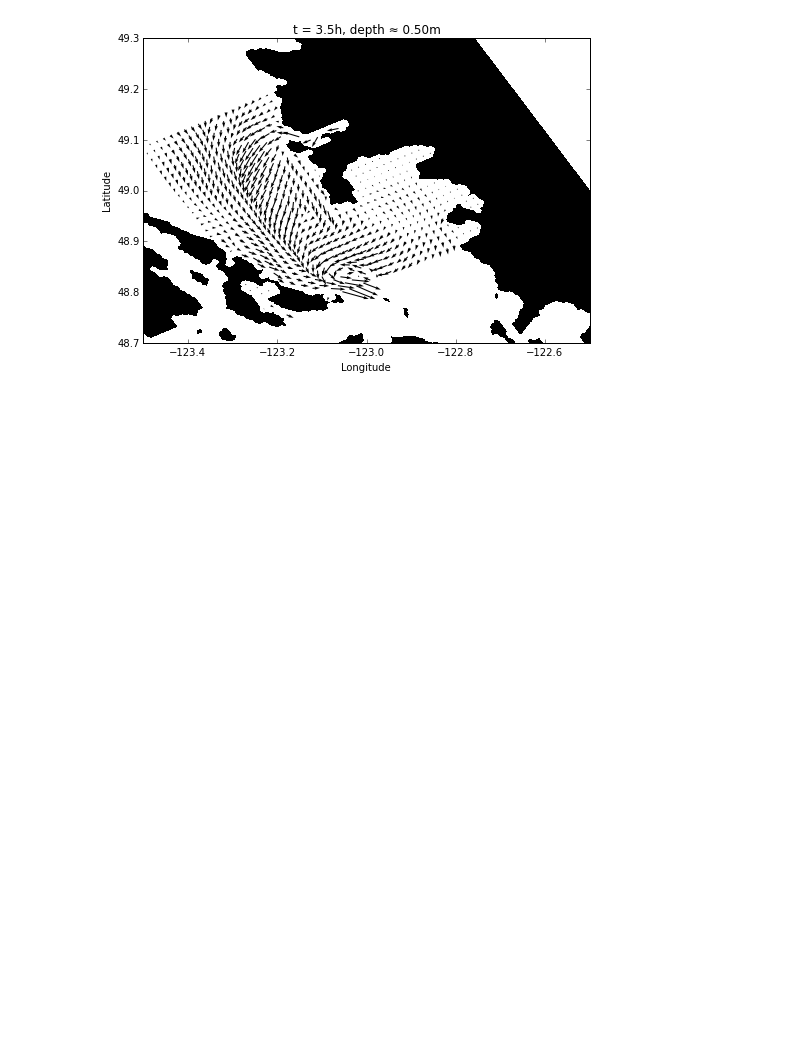
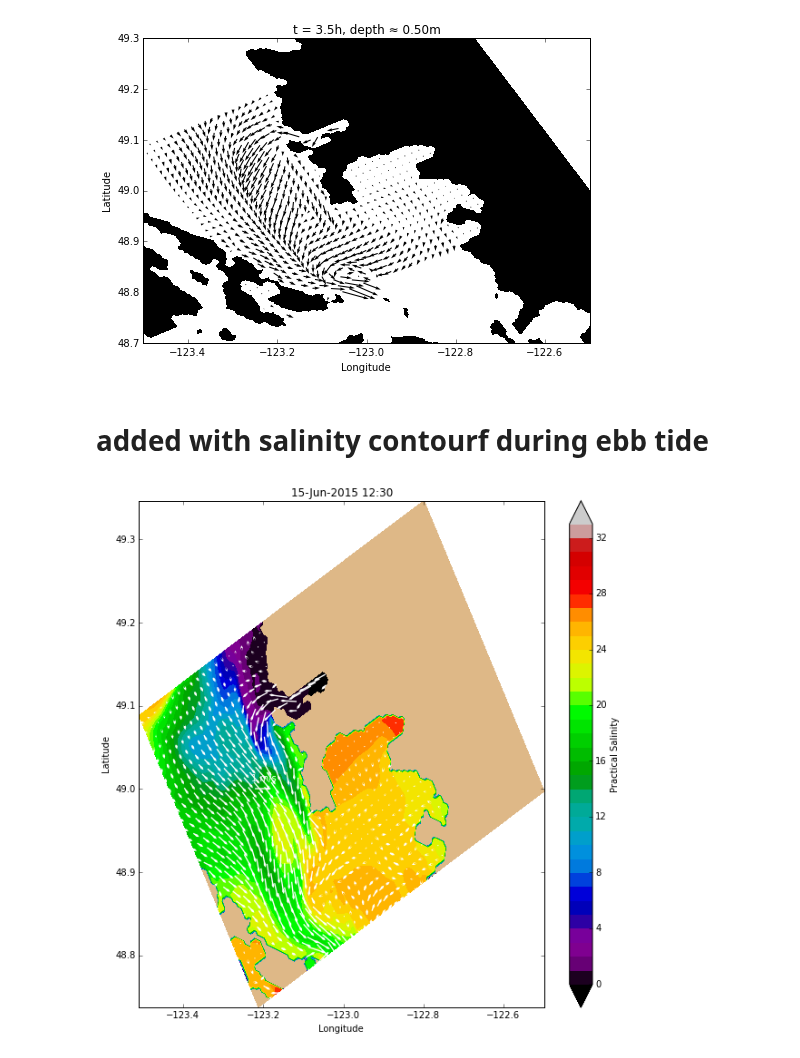
Before and after one commit to SalishSeaCast/analysis, a Jupyter notebook: jie/U&V plot near Fraser mouth.ipynb, the cells around one changed output. Saved outputs shown, nothing was run; the diff lists cells and outputs as text; code cells hidden in the pictures; blank space fills up the shorter version.

Commit message:
daily salinity and current animation during ebb tide

```diff
--- a/jie/U&V plot near Fraser mouth.ipynb
+++ b/jie/U&V plot near Fraser mouth.ipynb
@@ -218,3 +189,12 @@ ax.set_title(u't = {t:.1f}h, depth \u2248 {d:.2f}{z.units}'.format(t=t+0.5,\
 # %% [output]
 <matplotlib.text.Text at 0x...>
 [figure]
+# %% [markdown]
+# added with salinity contourf during ebb tide
+# %%
+start_time = datetime.datetime(2015,6,15, start)
+end_time = datetime.datetime(2014,6,15, end)
+
+numhours = (end_time - start_time).seconds // 3600
+hours = [start_time + datetime.timedelta(hours=num)
+             for num in range(0, numhours+1)]
@@ -220,0 +265,35 @@ ax.set_title(u't = {t:.1f}h, depth \u2248 {d:.2f}{z.units}'.format(t=t+0.5,\
+# %%
+def quiver_salinity(t):
+    ax.clear()
+    #mesh
+    mesh=ax.contourf(lon,lat,Ss[t],cs,cmap=cmap,extend='both')
+    #land
+    viz_tools.plot_land_mask(ax,bathy,coords='map',xslice=x,yslice=y,color='burlywood')
+    #quivers
+    quiver = ax.quiver(lon[::st,::st], lat[::st,::st], Us[t,::st,::st], Vs[t,::st,::st],
+                       pivot='mid', width=0.003,scale=25, color='white',
+                       headwidth=2,headlength=2)
+    ax.quiverkey(quiver,-123.2,49., 1, '1 m/s',
+                 coordinates='data', color='white', labelcolor='white')
+
+    #title
+    timestamp = time[t]
+    ax.set_title(timestamp.strftime('%d-%b-%Y %H:%M'))
+    ax.set_xlabel('Longitude')
+    ax.set_ylabel('Latitude')
+
+    return mesh
+# %%
+smin, smax, dels = 0, 34, 1
+cs = np.arange(smin,smax)
+cmap = plt.get_cmap('spectral')
+st=3
+
+fig, ax = plt.subplots(1, 1, figsize=(10, 10))
+t=1
+
+mesh = quiver_salinity(t) ## plot quiver and salinity in different time
+cbar = plt.colorbar(mesh, ax=ax)
+cbar.set_label('Practical Salinity')
+# %% [output]
+[figure, added]
```
Also changed, not shown: parts of 10 cells of this notebook.
